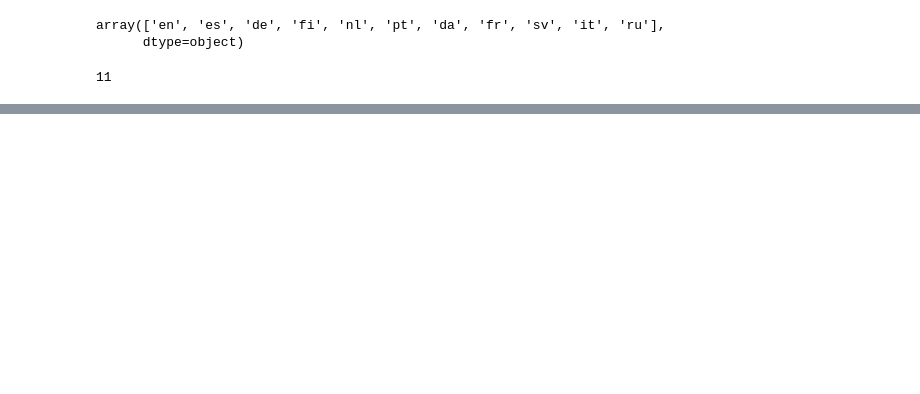
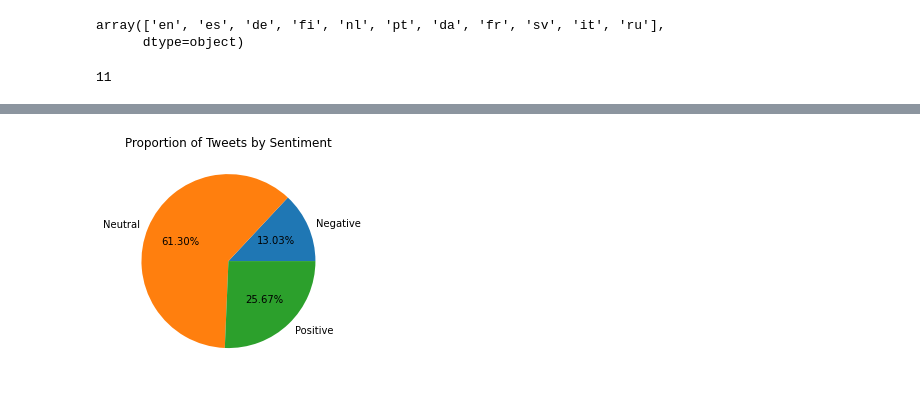
Before and after one commit to vxlwang/twitter_sentiment_stock_prediction, a Jupyter notebook: twitter_sentiment.ipynb, the cells around one changed output, grey strips where cells are left out. Drawn from its saved outputs; the diff is of its cells as text; code cells hidden in the pictures; blank space fills up the shorter version.

Commit message:
Text analysis using VADER, added stock analysis

```diff
--- a/twitter_sentiment.ipynb
+++ b/twitter_sentiment.ipynb
@@ -143,22 +148,12 @@ VADER uses a scoring method that gives a score on how negative, positive, or neu
 # %%
-# TODO: function
 vader_score = SentimentIntensityAnalyzer()
 
-# def vader_sentiment():
 scores = []
-
-# Declare variables for scores
-# compound_list = []
-# positive_list = []
-# negative_list = []
-# neutral_list = []
-
-for i in range(tweets["cleaned_tweets"].shape[0]):
-    #print(analyser.polarity_scores(sentiments_pd['text'][i]))
-    compound = vader_score.polarity_scores(tweets["cleaned_tweets"][i])["compound"]
-    pos = vader_score.polarity_scores(tweets["cleaned_tweets"][i])["pos"]
-    neu = vader_score.polarity_scores(tweets["cleaned_tweets"][i])["neu"]
-    neg = vader_score.polarity_scores(tweets["cleaned_tweets"][i])["neg"]
+for i in range(cleaned_text["cleaned_tweets"].shape[0]):
+    compound = vader_score.polarity_scores(cleaned_text["cleaned_tweets"][i])["compound"]
+    pos = vader_score.polarity_scores(cleaned_text["cleaned_tweets"][i])["pos"]
+    neu = vader_score.polarity_scores(cleaned_text["cleaned_tweets"][i])["neu"]
+    neg = vader_score.polarity_scores(cleaned_text["cleaned_tweets"][i])["neg"]
 
     scores.append({"Compound": compound,
                    "Positive": pos,
@@ -166,7 +161,6 @@ for i in range(tweets["cleaned_tweets"].shape[0]):
                    "Neutral": neu
                   })
 # %%
+# add scoring to dataframe
 sentiments_score = pd.DataFrame.from_dict(scores)
-cleaned_text = cleaned_text.join(sentiments_score)
-
-cleaned_text.head()
+cleaned_text_sentiment = cleaned_text.join(sentiments_score)
@@ -181,0 +167,14 @@ cleaned_text.to_csv("./data/tweets_sentiment.csv", index=False)
+# %%
+# using compound scoring to classify statements into 3 moods
+sentiment = []
+for score in cleaned_text_sentiment["Compound"]:
+    if score >= 0.05:
+        sentiment.append("Positive")
+    elif score <= -0.05:
+        sentiment.append("Negative")
+    else:
+        sentiment.append("Neutral")
+
+cleaned_text_sentiment["Sentiment"] = sentiment
+
+cleaned_text_sentiment.head()
@@ -181,0 +188,8 @@ cleaned_text.to_csv("./data/tweets_sentiment.csv", index=False)
+# %%
+cleaned_text_sentiment.groupby("Sentiment").size().plot(kind="pie", autopct='%.2f%%',)
+
+plt.title("Proportion of Tweets by Sentiment")
+plt.ylabel("")
+plt.show()
+# %% [output]
+[figure, added]
```
Also changed, not shown: parts of 50 cells of this notebook.
